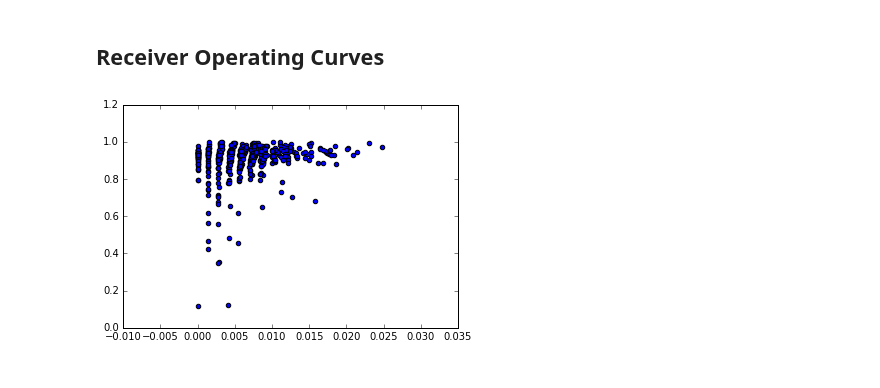
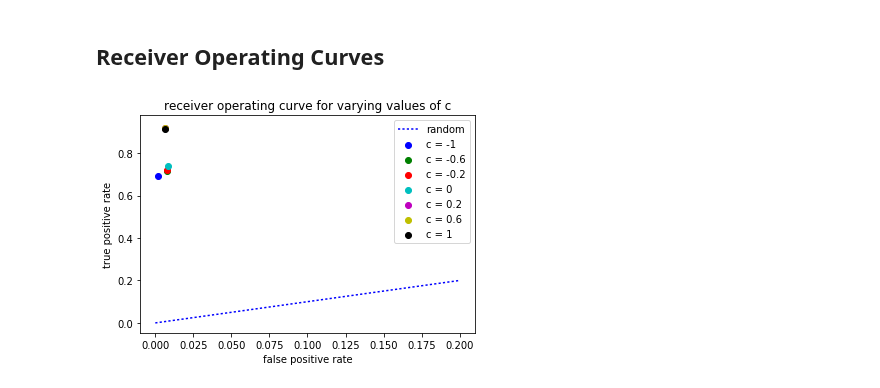
Before and after one commit to Salil999/applied_machine_learning, a Jupyter notebook: hw7/hw7.ipynb, the cells around one changed output. Drawn from its saved outputs; the diff is of its cells as text; code cells hidden in the pictures.

```diff
--- a/hw7/hw7.ipynb
+++ b/hw7/hw7.ipynb
@@ -134,26 +135,40 @@ show(zipped_s[-1][0]) # least accurate reconstruction
 roc_tpr = []
 roc_fpr = []
 
-for i in range(500):
+for n in range(len(results_bin)):
     numCorrect = 0
     numFalse = 0
     numTrueBlack = 0
     numTrueWhite = 0
-    for j in range(28):
-        for k in range(28):
-            if training_binarized[i,j,k] == 1:
-                numTrueBlack += 1
-                if training_denoised_bin[i,j,k] == 1:
-                    numCorrect += 1
-            else:
-                numTrueWhite += 1
-                if training_denoised_bin[i,j,k] == 1:
-                    numFalse += 1
-    roc_tpr.append(float(numCorrect)/float(numTrueBlack))
-    roc_fpr.append(float(numFalse)/(numTrueWhite))
+    for i in range(500):
+        for j in range(28):
+            for k in range(28):
+                if training_binarized[i,j,k] == 1:
+                    numTrueBlack += 1
+                    if results_bin[n,i,j,k] == 1:
+                        numCorrect += 1
+                else:
+                    numTrueWhite += 1
+                    if results_bin[n,i,j,k] == 1:
+                        numFalse += 1
+
+    roc_tpr.append(float(numCorrect) / float(numTrueBlack))
+    roc_fpr.append(float(numFalse) / float(numTrueWhite))
-# %%
-import matplotlib.pyplot as plt
-plt.scatter(roc_fpr, roc_tpr)
-plt.show()
-# %% [output]
-[figure, removed]
+# %%
+## import matplotlib.pyplot as plt
+labels = ['c = -1','c = -0.6','c = -0.2','c = 0','c = 0.2','c = 0.6','c = 1']
+colors = ['b','g','r','c','m','y','k']
+roc_tpr = [0.6918469551282052,    0.7171474358974359,   0.7200721153846154,  0.7399719551282051,  0.919551282051282,    0.9165064102564102,   0.9125]
+roc_fpr = [0.0020053788587464923, 0.007865411599625816, 0.00800572965388213, 0.00807588868101029, 0.006203227315247895, 0.006279232927970065, 0.006390318054256315]
+plt.plot([0,.2],[0,.2], color='blue', linestyle='dotted', label='random')
+a = []
+for i,(x,y) in enumerate(zip(roc_fpr, roc_tpr)):
+    a.append(plt.scatter(x,y,color=colors[i], label=labels[i]))
+
+plt.legend()
+plt.xlabel('false positive rate')
+plt.ylabel('true positive rate')
+plt.title('receiver operating curve for varying values of c')
+plt.show()
+# %% [output]
+[figure, added]
```
Also changed, not shown: parts of 8 cells of this notebook.
